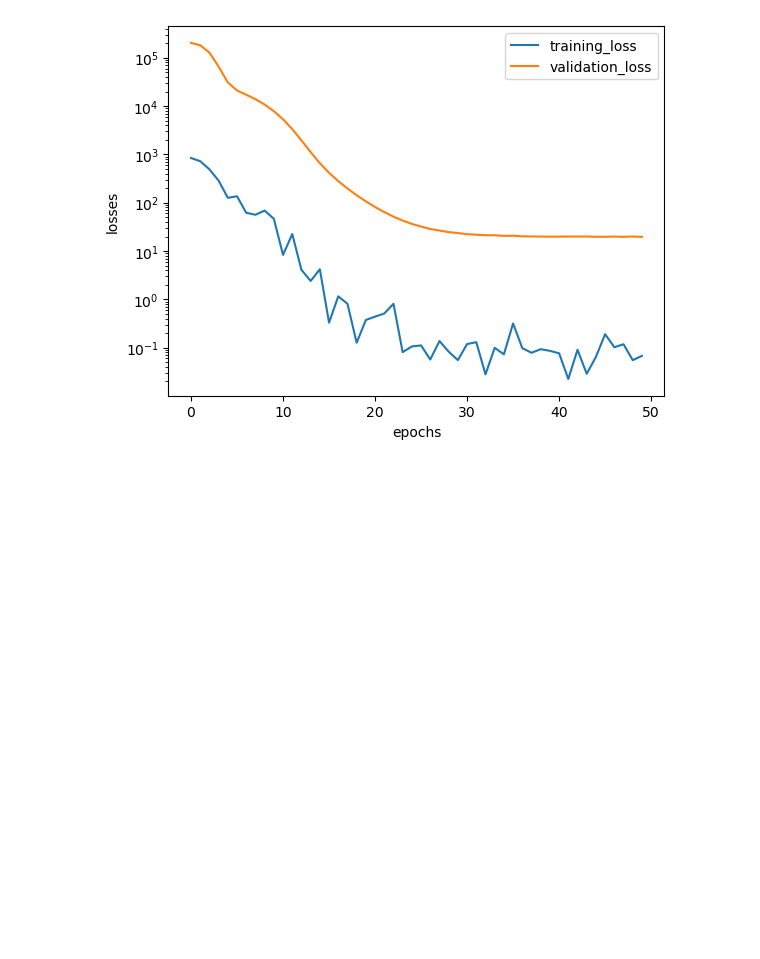
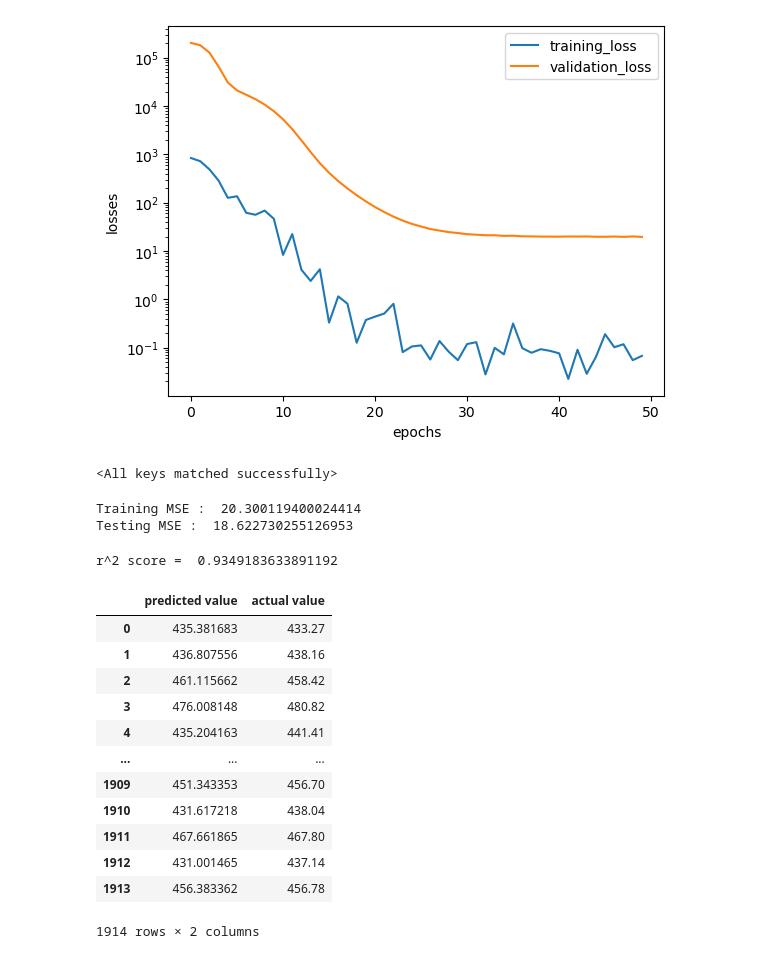
Before and after one commit to rahulshkya/machine-learning-practice, a Jupyter notebook: DL/ANN_Regression.ipynb, the cells around one changed output. Saved outputs shown, nothing was run; the diff lists cells and outputs as text; code cells hidden in the pictures; blank space fills up the shorter version.

```diff
--- a/DL/ANN_Regression.ipynb
+++ b/DL/ANN_Regression.ipynb
@@ -104,10 +104,11 @@ model=ANN()
 crietrion=nn.MSELoss()
 optimizer=optim.Adam(model.parameters())
 # %%
-#evaluate -
+
 epochs=50
 training_loss=[]
 validation_loss=[]
+best_val_loss=float("inf")
 for epoch in range(epochs):
     model.train()
     running_loss=0.0  #total training loss for 1 epoch
@@ -120,7 +121,7 @@ for epoch in range(epochs):
         loss.backward()#back propagation compute gradients
         optimizer.step()
 
-        running_loss=loss.item() #loss is atensor => py float
+        running_loss=loss.item() #loss is a tensor => py float
     per_epoch_train_loss=running_loss/len(train_loader)
     training_loss.append(per_epoch_train_loss)
 
@@ -138,4 +139,8 @@ for epoch in range(epochs):
     validation_loss.append(val_epoch_loss)
 
     print(f"epoch {epoch+1}/{epochs}=> train loss ={per_epoch_train_loss} & val loss = {val_epoch_loss}")
+
+    if val_epoch_loss < best_val_loss:
+        best_val_loss = val_epoch_loss
+        torch.save(model.state_dict(),"best_model.pt")
 # %% [output]
@@ -173,3 +178,47 @@ plt.legend()
 # %% [output]
 <matplotlib.legend.Legend at 0x...>
 [figure]
+# %%
+#loading the best model
+model.load_state_dict(torch.load("best_model.pt"))
+# %% [output]
+<All keys matched successfully>
+# %%
+# model evaluate -
+model.eval()
+with torch.no_grad():
+    train_preds=model(X_train_tensor)
+    test_preds=model(X_test_tensor)
+
+    train_mse_loss=crietrion(train_preds,y_train_tensor)
+    test_mse_loss=crietrion(test_preds,y_test_tensor)
+
+print("Training MSE : ",train_mse_loss.item())
+print("Testing MSE : ",test_mse_loss.item())
+# %% [output]
+Training MSE :  20.300119400024414
+Testing MSE :  18.622730255126953
+# %%
+from sklearn.metrics import r2_score
+print("r^2 score = ",r2_score(y_test,test_preds))
+# %% [output]
+r^2 score =  0.9349183633891192
+# %%
+predicted_df=pd.DataFrame(test_preds.numpy(),columns=["predicted value"])
+actual_value=pd.DataFrame(y_test.values,columns=["actual value"])
+
+pd.concat([predicted_df,actual_value],axis=1)
+# %% [output]
+|  | predicted value | actual value |
+| 0 | 435.381683 | 433.27 |
+| 1 | 436.807556 | 438.16 |
+| 2 | 461.115662 | 458.42 |
+| 3 | 476.008148 | 480.82 |
+| 4 | 435.204163 | 441.41 |
+| ... | ... | ... |
+| 1909 | 451.343353 | 456.70 |
+| 1910 | 431.617218 | 438.04 |
+| 1911 | 467.661865 | 467.80 |
+| 1912 | 431.001465 | 437.14 |
+| 1913 | 456.383362 | 456.78 |
+1914 rows × 2 columns
```
Also changed, not shown: parts of 1 cell of this notebook, 5 other files.
